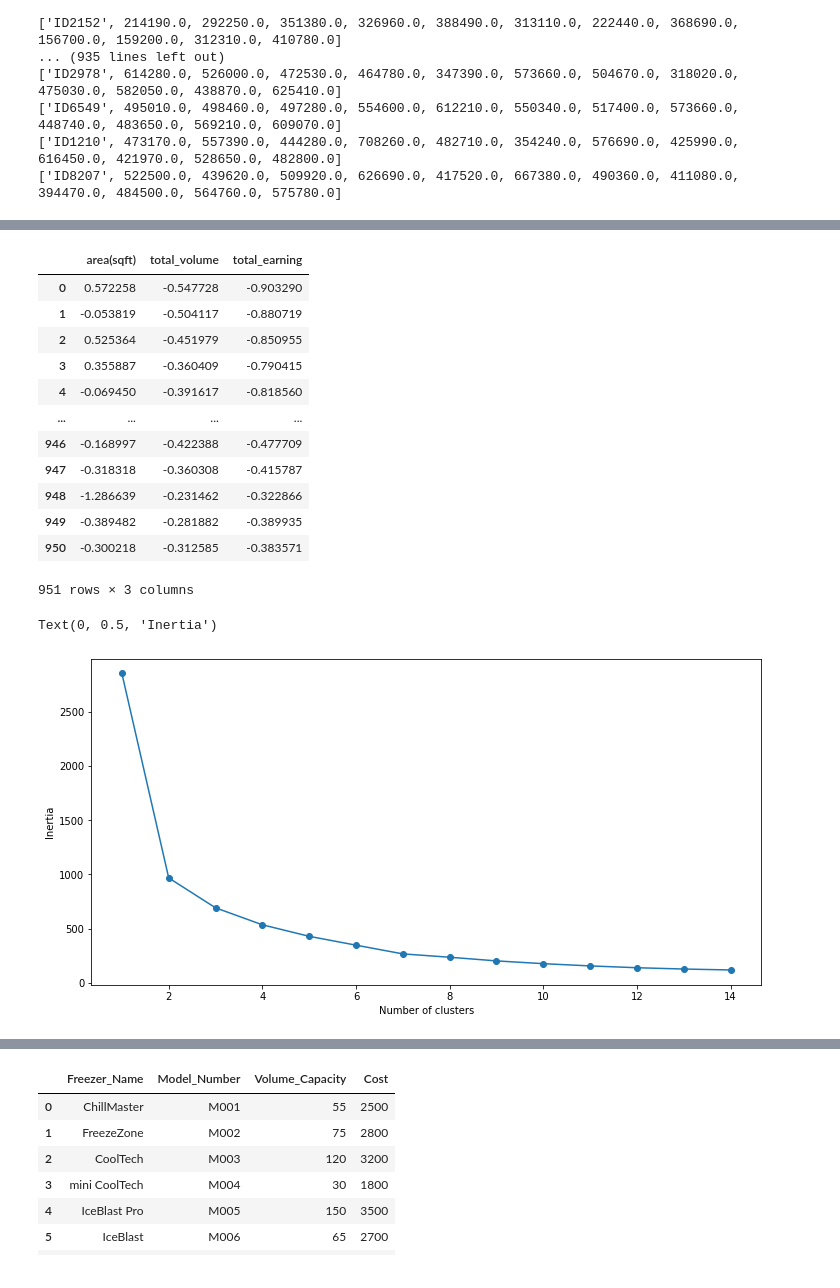
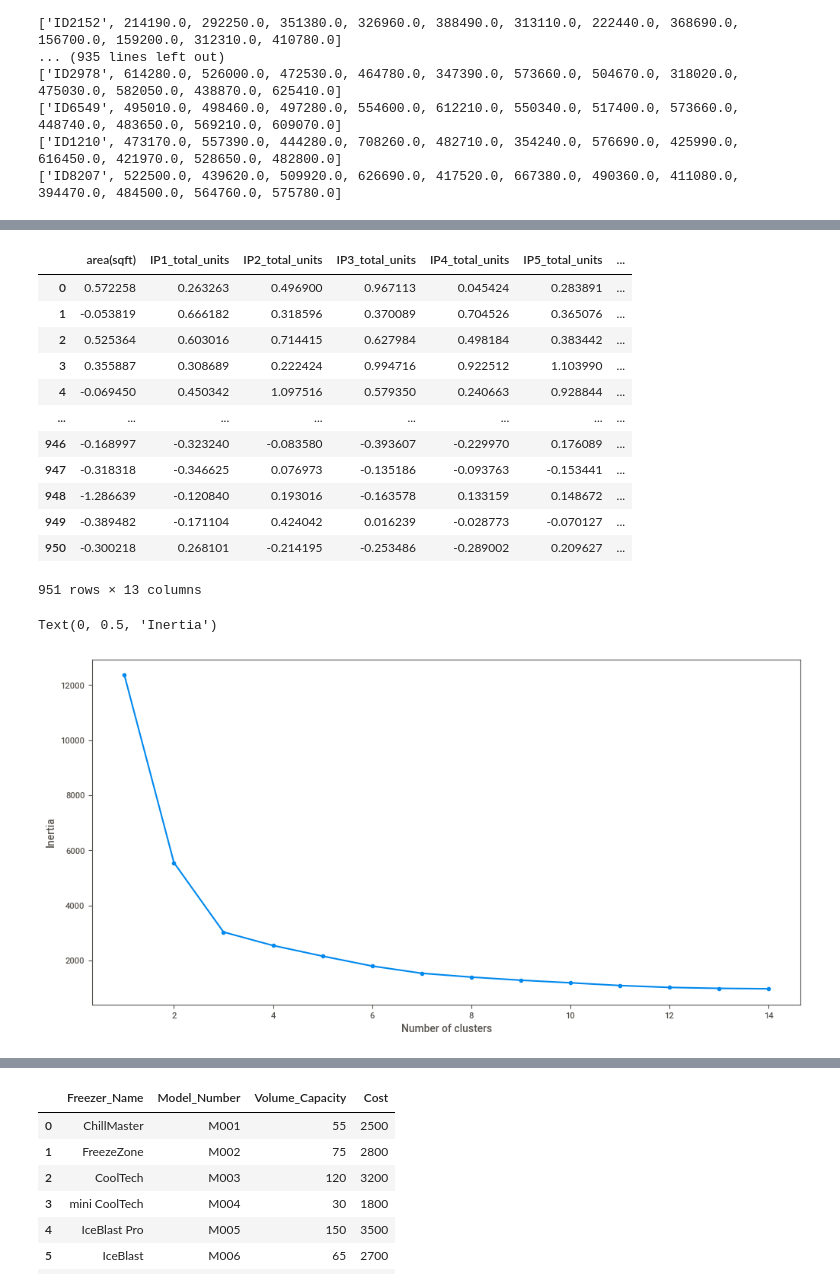
Before and after one commit to sandani98/DataStorm_4_semi_finals, a Jupyter notebook: datastorm_semi_finals.ipynb, the cells around one changed output, grey strips where cells are left out. Drawn from its saved outputs; the diff is of its cells as text; code cells hidden in the pictures.

```diff
--- a/datastorm_semi_finals.ipynb
+++ b/datastorm_semi_finals.ipynb
@@ -232,4 +240,4 @@ print(header_lst_total_earning)
 # %%
-a = sales_product_week_data.loc[(sales_product_week_data.Outlet_ID=='ID7203')&(sales_product_week_data.week==1)].earning.sum()
+a = sales_product_week_data.loc[(sales_product_week_data.Outlet_ID=='ID7203')&(sales_product_week_data.pid=='BP2')]
 a
 # %% [output]
@@ -288,3 +296,12 @@ for outlet_id in outlets:
 ['ID6549', 495010.0, 498460.0, 497280.0, 554600.0, 612210.0, 550340.0, 517400.0, 573660.0, 448740.0, 483650.0, 569210.0, 609070.0]
 ['ID1210', 473170.0, 557390.0, 444280.0, 708260.0, 482710.0, 354240.0, 576690.0, 425990.0, 616450.0, 421970.0, 528650.0, 482800.0]
 ['ID8207', 522500.0, 439620.0, 509920.0, 626690.0, 417520.0, 667380.0, 490360.0, 411080.0, 394470.0, 484500.0, 564760.0, 575780.0]
+# %%
+total_product_units = []
+for outlet_id in outlets:
+    lst = [outlet_id]
+    for p in products:
+        a = sales_product_week_data.loc[(sales_product_week_data.Outlet_ID==outlet_id)&(sales_product_week_data.pid==p)].no_units.sum()
+        lst.append(a)
+    print(lst)
+    total_product_units.append(lst)
@@ -293,8 +328,10 @@ for outlet_id in outlets:
 
 outlet_total_volume_per_week = pd.DataFrame(total_volume_lst, columns=header_lst_total_volume)
 outlet_total_earning_per_week = pd.DataFrame(total_earning_lst, columns=header_lst_total_earning)
+outlet_total_product_units = pd.DataFrame(total_product_units, columns=header_lst_product_units)
 
-outlet_data_extra = pd.merge(outlet_total_volume_per_week,outlet_total_earning_per_week,how='left',on='Outlet_ID')
+outlet_data_extra0 = pd.merge(outlet_total_volume_per_week,outlet_total_earning_per_week,how='left',on='Outlet_ID')
+outlet_data_extra = pd.merge(outlet_data_extra0,outlet_total_product_units,how='left',on='Outlet_ID')
 outlet_data_extra
 # %% [output]
 |  | Outlet_ID | W_1_total_volume | W_2_total_volume | W_3_total_volume | W_4_total_volume | W_5_total_volume | ... |
@@ -390,46 +432,52 @@ Report SWEETVIZ_REPORT.html was generated! NOTEBOOK/COLAB USERS: the web browser
 
 from sklearn.preprocessing import StandardScaler
 
-col_names = ['area(sqft)', 'total_volume', 'total_earning']
+col_names = ['area(sqft)','IP1_total_units', 'IP2_total_units',
+       'IP3_total_units', 'IP4_total_units', 'IP5_total_units',
+       'BP1_total_units', 'BP2_total_units', 'BP3_total_units',
+       'BP4_total_units', 'BP5_total_units', 'total_volume', 'total_earning']
 features = final_outlet_data[col_names]
 scaler = StandardScaler().fit(features.values)
 features = scaler.transform(features.values)
 scaled_features = pd.DataFrame(features, columns = col_names)
 scaled_features
 # %% [output]
-|  | area(sqft) | total_volume | total_earning |
-| 0 | 0.572258 | -0.547728 | -0.903290 |
-| 1 | -0.053819 | -0.504117 | -0.880719 |
-| 2 | 0.525364 | -0.451979 | -0.850955 |
-| 3 | 0.355887 | -0.360409 | -0.790415 |
-| 4 | -0.069450 | -0.391617 | -0.818560 |
-| ... | ... | ... | ... |
-| 946 | -0.168997 | -0.422388 | -0.477709 |
-| 947 | -0.318318 | -0.360308 | -0.415787 |
-| 948 | -1.286639 | -0.231462 | -0.322866 |
-| 949 | -0.389482 | -0.281882 | -0.389935 |
-| 950 | -0.300218 | -0.312585 | -0.383571 |
+|  | area(sqft) | IP1_total_units | IP2_total_units | IP3_total_units | IP4_total_units | IP5_total_units | ... |
+| 0 | 0.572258 | 0.263263 | 0.496900 | 0.967113 | 0.045424 | 0.283891 | ... |
+| 1 | -0.053819 | 0.666182 | 0.318596 | 0.370089 | 0.704526 | 0.365076 | ... |
+| 2 | 0.525364 | 0.603016 | 0.714415 | 0.627984 | 0.498184 | 0.383442 | ... |
+| 3 | 0.355887 | 0.308689 | 0.222424 | 0.994716 | 0.922512 | 1.103990 | ... |
+| 4 | -0.069450 | 0.450342 | 1.097516 | 0.579350 | 0.240663 | 0.928844 | ... |
+| ... | ... | ... | ... | ... | ... | ... | ... |
+| 946 | -0.168997 | -0.323240 | -0.083580 | -0.393607 | -0.229970 | 0.176089 | ... |
+| 947 | -0.318318 | -0.346625 | 0.076973 | -0.135186 | -0.093763 | -0.153441 | ... |
+| 948 | -1.286639 | -0.120840 | 0.193016 | -0.163578 | 0.133159 | 0.148672 | ... |
+| 949 | -0.389482 | -0.171104 | 0.424042 | 0.016239 | -0.028773 | -0.070127 | ... |
+| 950 | -0.300218 | 0.268101 | -0.214195 | -0.253486 | -0.289002 | 0.209627 | ... |
-951 rows × 3 columns
+951 rows × 13 columns
 # %%
-# segmentation model
-
 import matplotlib.pyplot as plt
 from sklearn.datasets import make_blobs
 from sklearn.cluster import KMeans
+from sklearn.metrics import silhouette_score
 from sklearn.decomposition import PCA
 from mpl_toolkits.mplot3d import Axes3D
 
+from sklearn.metrics import silhouette_score
+from sklearn.metrics import davies_bouldin_score
+from sklearn.metrics import calinski_harabasz_score
+
 SSE = []
 for cluster in range(1,15):
-    kmeans = KMeans(n_clusters = cluster,max_iter=200, init='k-means++',random_state=44)
+    kmeans = KMeans(n_clusters = cluster, init='k-means++',random_state=42)
     kmeans.fit(scaled_features)
     SSE.append(kmeans.inertia_)
 # converting the results into a dataframe and plotting them
 frame = pd.DataFrame({'Cluster':range(1,15), 'SSE':SSE})
 plt.figure(figsize=(12,6))
 plt.plot(frame['Cluster'], frame['SSE'], marker='o')
 plt.xlabel('Number of clusters')
 plt.ylabel('Inertia')
 # %% [output]
 Text(0, 0.5, 'Inertia')
-[figure, old version]
+[figure, new version]
```
Also changed, not shown: parts of 23 cells of this notebook, 4 other files.
